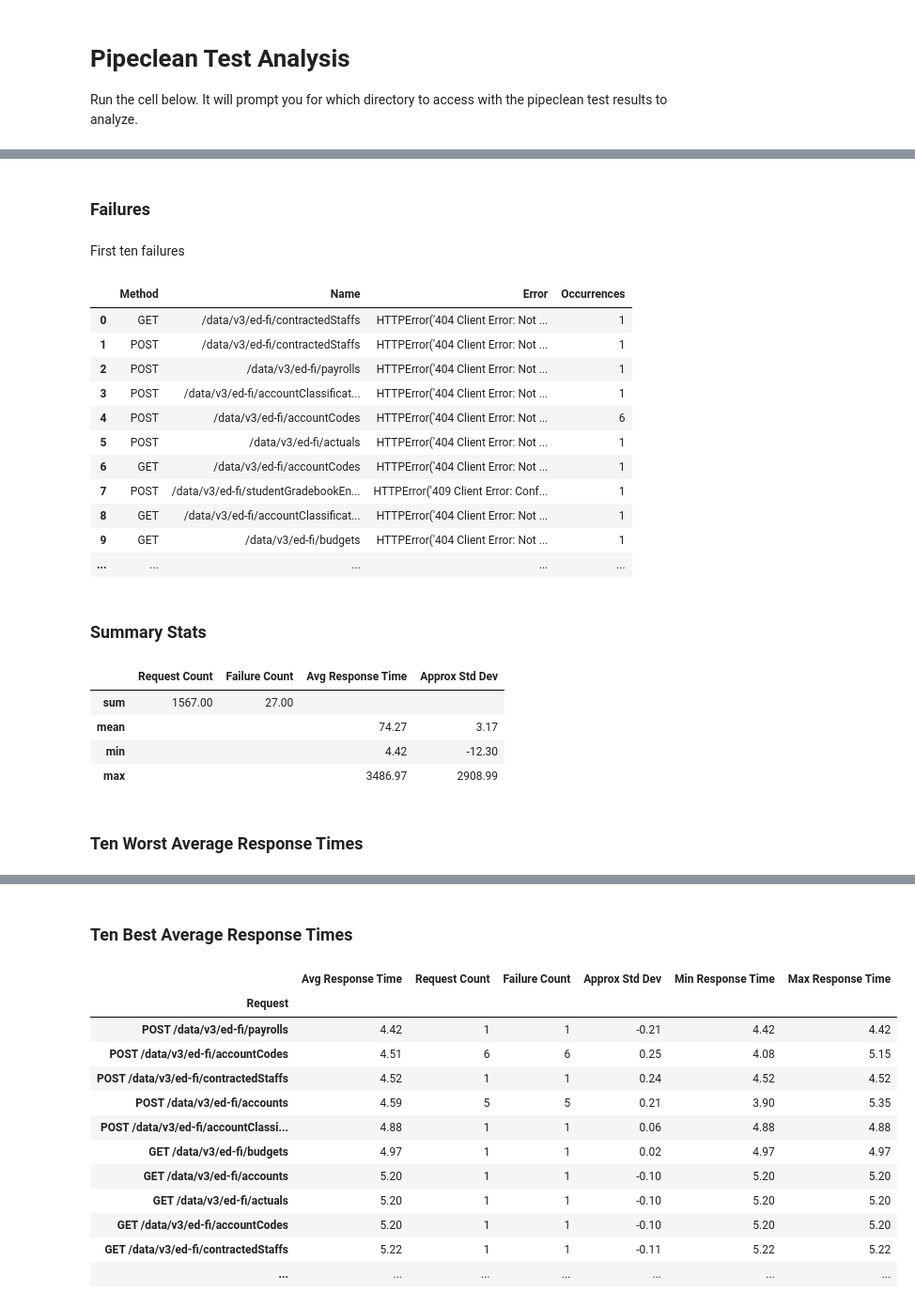
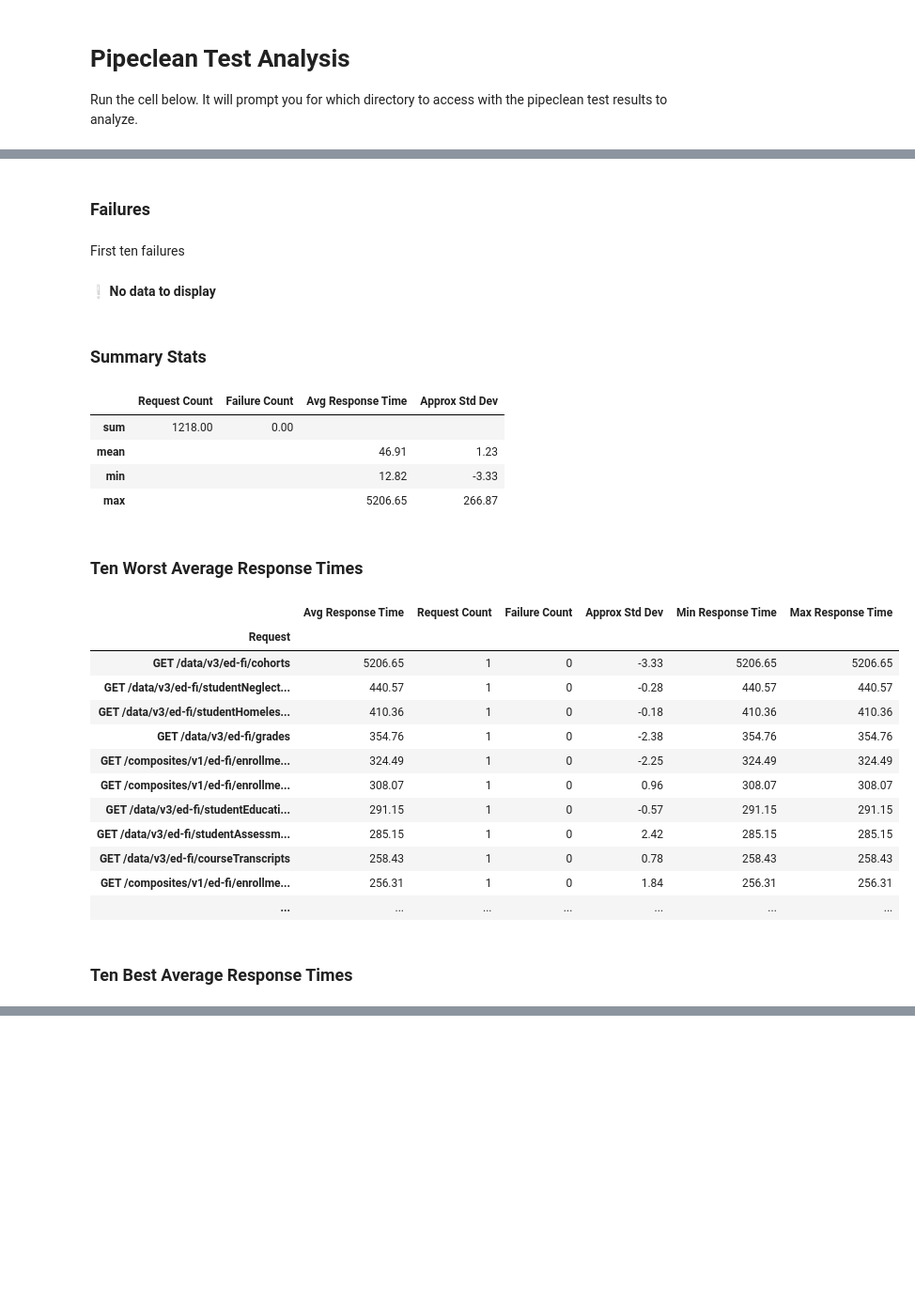
Before and after one commit to Ed-Fi-Exchange-OSS/Suite-3-Performance-Testing, a Jupyter notebook: src/perf-test-analyis/Pipeclean Test Analysis.ipynb, the cells around one changed output, grey strips where cells are left out. Shown at 94% size. Drawn from its saved outputs; the diff is of its cells as text; code cells hidden in the pictures; blank space fills up the shorter version.

```diff
--- a/src/perf-test-analyis/Pipeclean Test Analysis.ipynb
+++ b/src/perf-test-analyis/Pipeclean Test Analysis.ipynb
@@ -8,4 +5,4 @@ default_dir, compare_dir = get_result_directory()
 # %%
 from edfi_perf_test_analysis.pipeclean import run_analysis
-run_analysis(default_dir)
+run_analysis()
 # %% [output]
@@ -13,26 +10,29 @@ run_analysis(default_dir)
 ### Exceptions
 First five exceptions
 ❕ **No data to display**
 ### Failures
 First ten failures
+❕ **No data to display**
+### Summary Stats
-|  | Method | Name | Error | Occurrences |
-| 0 | GET | /data/v3/ed-fi/contractedStaffs | HTTPError('404 Client Error: Not ... | 1 |
-| 1 | POST | /data/v3/ed-fi/contractedStaffs | HTTPError('404 Client Error: Not ... | 1 |
-| 2 | POST | /data/v3/ed-fi/payrolls | HTTPError('404 Client Error: Not ... | 1 |
-| 3 | POST | /data/v3/ed-fi/accountClassificat... | HTTPError('404 Client Error: Not ... | 1 |
-| 4 | POST | /data/v3/ed-fi/accountCodes | HTTPError('404 Client Error: Not ... | 6 |
-| 5 | POST | /data/v3/ed-fi/actuals | HTTPError('404 Client Error: Not ... | 1 |
-| 6 | GET | /data/v3/ed-fi/accountCodes | HTTPError('404 Client Error: Not ... | 1 |
-| 7 | POST | /data/v3/ed-fi/studentGradebookEn... | HTTPError('409 Client Error: Conf... | 1 |
-| 8 | GET | /data/v3/ed-fi/accountClassificat... | HTTPError('404 Client Error: Not ... | 1 |
-| 9 | GET | /data/v3/ed-fi/budgets | HTTPError('404 Client Error: Not ... | 1 |
-| ... | ... | ... | ... | ... |
+|  | Request Count | Failure Count | Avg Response Time | Approx Std Dev |
+| sum | 1218.00 | 0.00 |  |  |
+| mean |  |  | 46.91 | 1.23 |
+| min |  |  | 12.82 | -3.33 |
+| max |  |  | 5206.65 | 266.87 |
-### Summary Stats
+### Ten Worst Average Response Times
-|  | Request Count | Failure Count | Avg Response Time | Approx Std Dev |
-| sum | 1567.00 | 27.00 |  |  |
-| mean |  |  | 74.27 | 3.17 |
-| min |  |  | 4.42 | -12.30 |
-| max |  |  | 3486.97 | 2908.99 |
+|  | Avg Response Time | Request Count | Failure Count | Approx Std Dev | Min Response Time | Max Response Time |
+| Request |  |  |  |  |  |  |
+| GET /data/v3/ed-fi/cohorts | 5206.65 | 1 | 0 | -3.33 | 5206.65 | 5206.65 |
+| GET /data/v3/ed-fi/studentNeglect... | 440.57 | 1 | 0 | -0.28 | 440.57 | 440.57 |
+| GET /data/v3/ed-fi/studentHomeles... | 410.36 | 1 | 0 | -0.18 | 410.36 | 410.36 |
+| GET /data/v3/ed-fi/grades | 354.76 | 1 | 0 | -2.38 | 354.76 | 354.76 |
+| GET /composites/v1/ed-fi/enrollme... | 324.49 | 1 | 0 | -2.25 | 324.49 | 324.49 |
+| GET /composites/v1/ed-fi/enrollme... | 308.07 | 1 | 0 | 0.96 | 308.07 | 308.07 |
+| GET /data/v3/ed-fi/studentEducati... | 291.15 | 1 | 0 | -0.57 | 291.15 | 291.15 |
+| GET /data/v3/ed-fi/studentAssessm... | 285.15 | 1 | 0 | 2.42 | 285.15 | 285.15 |
+| GET /data/v3/ed-fi/courseTranscripts | 258.43 | 1 | 0 | 0.78 | 258.43 | 258.43 |
+| GET /composites/v1/ed-fi/enrollme... | 256.31 | 1 | 0 | 1.84 | 256.31 | 256.31 |
+| ... | ... | ... | ... | ... | ... | ... |
-### Ten Worst Average Response Times
+### Ten Best Average Response Times
 |  | Avg Response Time | Request Count | Failure Count | Approx Std Dev | Min Response Time | Max Response Time |
 | Request |  |  |  |  |  |  |
@@ -49,15 +49 @@ First ten failures
 | ... | ... | ... | ... | ... | ... | ... |
-### Ten Best Average Response Times
-|  | Avg Response Time | Request Count | Failure Count | Approx Std Dev | Min Response Time | Max Response Time |
-| Request |  |  |  |  |  |  |
-| POST /data/v3/ed-fi/payrolls | 4.42 | 1 | 1 | -0.21 | 4.42 | 4.42 |
-| POST /data/v3/ed-fi/accountCodes | 4.51 | 6 | 6 | 0.25 | 4.08 | 5.15 |
-| POST /data/v3/ed-fi/contractedStaffs | 4.52 | 1 | 1 | 0.24 | 4.52 | 4.52 |
-| POST /data/v3/ed-fi/accounts | 4.59 | 5 | 5 | 0.21 | 3.90 | 5.35 |
-| POST /data/v3/ed-fi/accountClassi... | 4.88 | 1 | 1 | 0.06 | 4.88 | 4.88 |
-| GET /data/v3/ed-fi/budgets | 4.97 | 1 | 1 | 0.02 | 4.97 | 4.97 |
-| GET /data/v3/ed-fi/accounts | 5.20 | 1 | 1 | -0.10 | 5.20 | 5.20 |
-| GET /data/v3/ed-fi/actuals | 5.20 | 1 | 1 | -0.10 | 5.20 | 5.20 |
-| GET /data/v3/ed-fi/accountCodes | 5.20 | 1 | 1 | -0.10 | 5.20 | 5.20 |
-| GET /data/v3/ed-fi/contractedStaffs | 5.22 | 1 | 1 | -0.11 | 5.22 | 5.22 |
-| ... | ... | ... | ... | ... | ... | ... |
```
Also changed, not shown: parts of 2 cells of this notebook, 8 other files.
